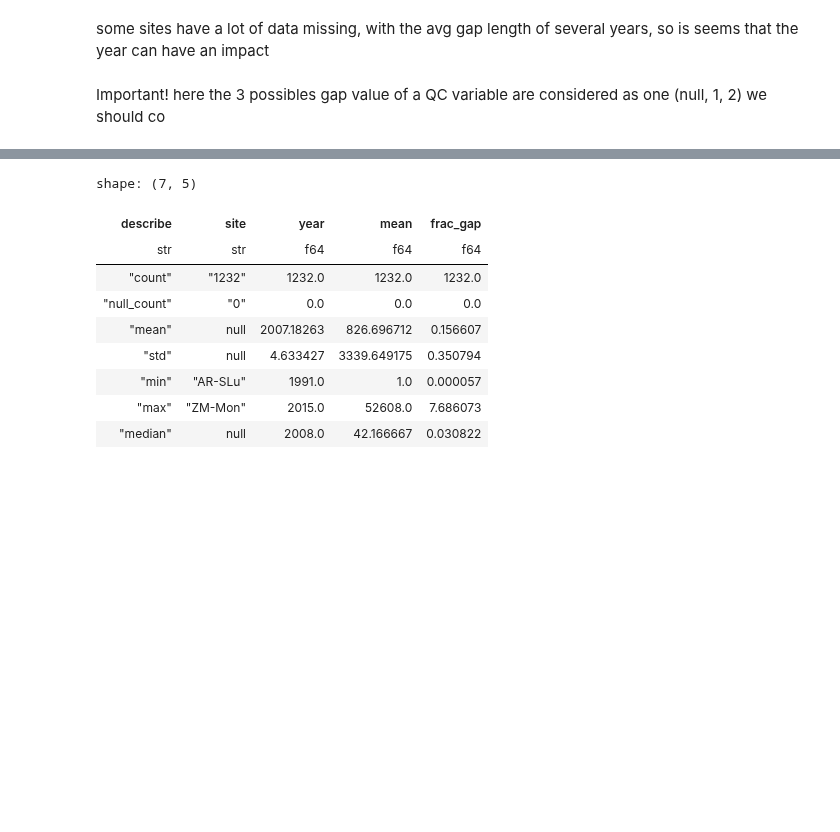
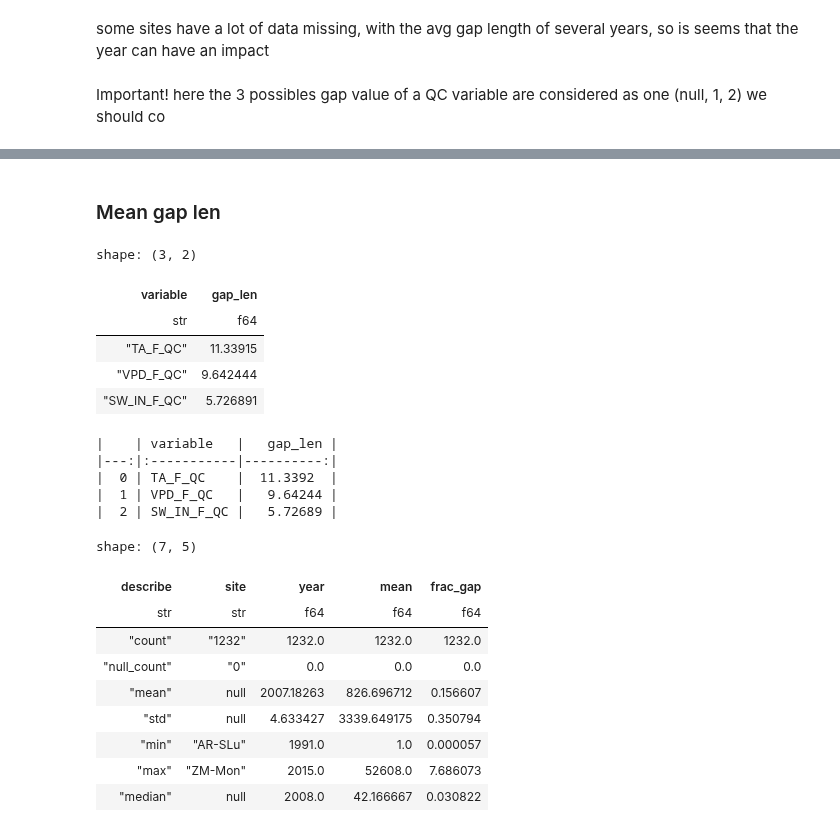
Before and after one commit to mone27/meteo_imp, a Jupyter notebook: analysis/analyze_gaps_fluxnet.ipynb, the cells around one changed output, grey strips where cells are left out. Drawn from its saved outputs; the diff is of its cells as text; code cells hidden in the pictures; blank space fills up the shorter version.

```diff
--- a/analysis/analyze_gaps_fluxnet.ipynb
+++ b/analysis/analyze_gaps_fluxnet.ipynb
@@ -108,3 +108,24 @@ shape: (205, 3)
+# %% [markdown]
+### Mean gap len
+# %%
+short_gaps = gap_stat.filter(pl_in('variable', ['TA_F_QC', 'SW_IN_F_QC', 'VPD_F_QC'])).filter(pl.col('gap_len') < 200).groupby('variable').agg(pl.col('gap_len').mean()).collect()
+# %%
+short_gaps
+# %% [output]
+shape: (3, 2)
+| variable | gap_len |
+| str | f64 |
+| "TA_F_QC" | 11.33915 |
+| "VPD_F_QC" | 9.642444 |
+| "SW_IN_F_QC" | 5.726891 |
+# %%
+print(short_gaps.to_pandas().to_markdown())
+# %% [output]
+|    | variable   |   gap_len |
+|---:|:-----------|----------:|
+|  0 | TA_F_QC    |  11.3392  |
+|  1 | VPD_F_QC   |   9.64244 |
+|  2 | SW_IN_F_QC |   5.72689 |
 # %%
 gaps_year_site_ta = gap_stat.filter(
     pl.col("variable") == "TA_F_QC"
```
Also changed, not shown: parts of 4 cells of this notebook, 8 other files.
